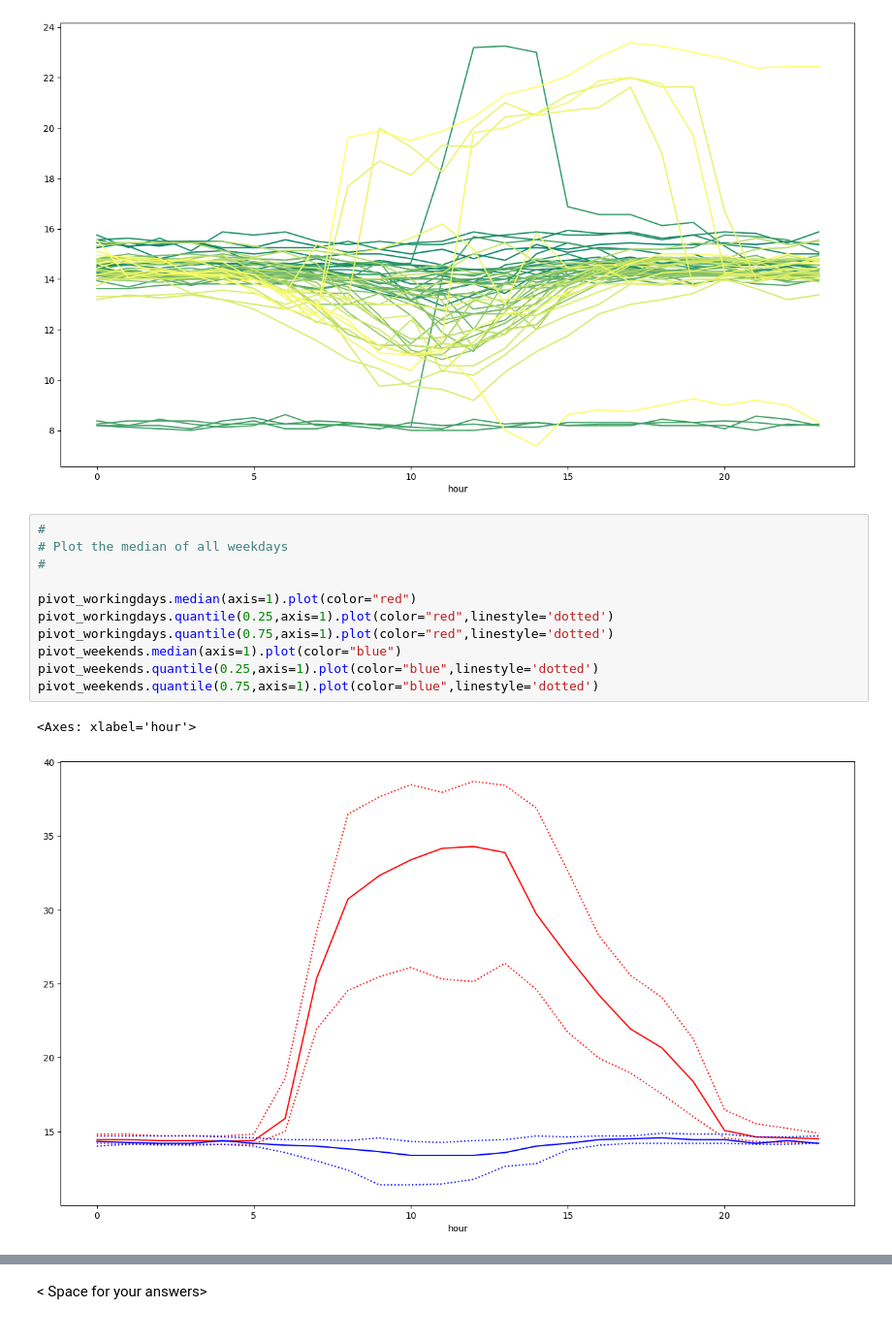
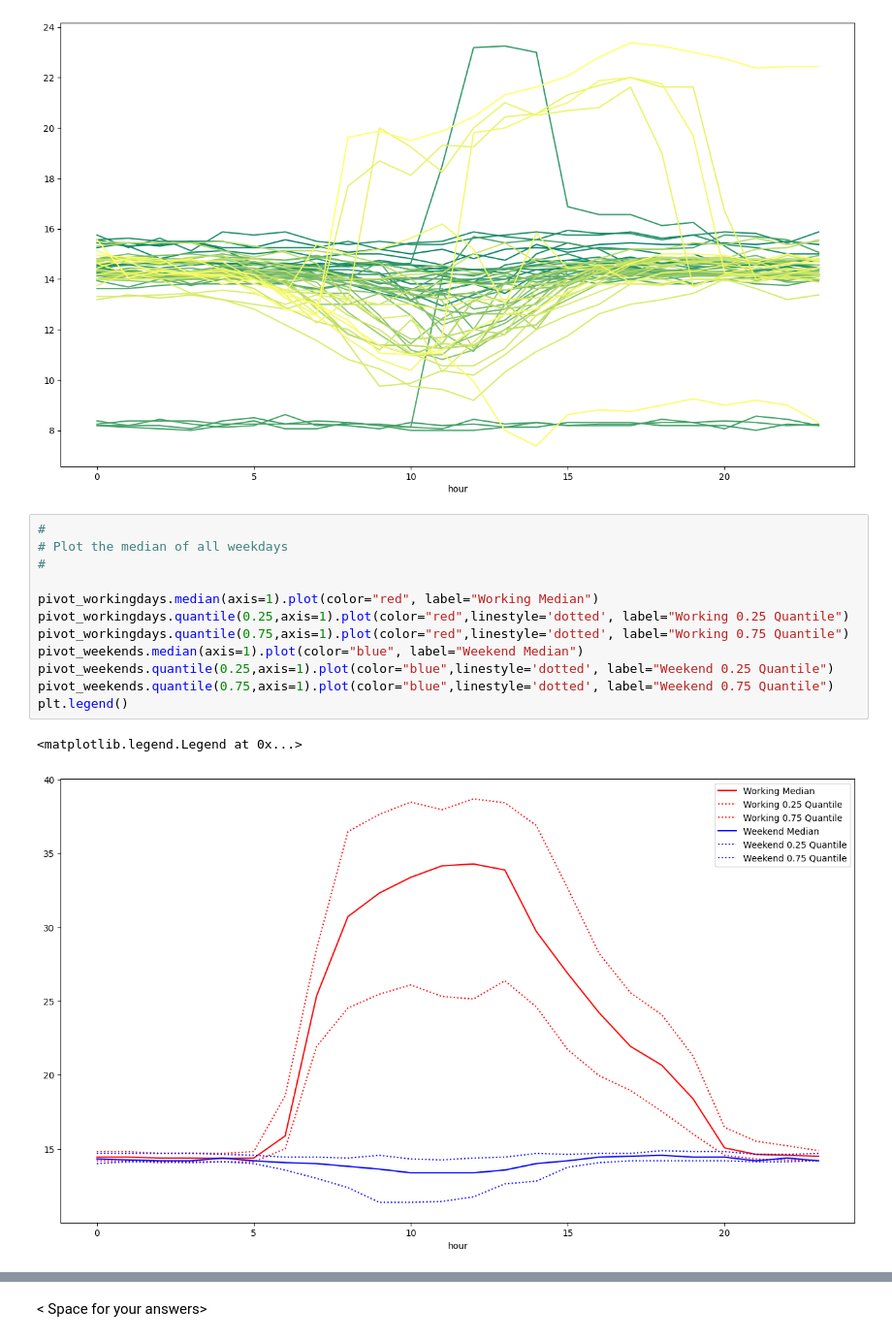
Before and after one commit to hertelm/uebung-2023-pyWATTS, a Jupyter notebook: uebung_pyWATTS.ipynb, the cells around one changed output, grey strips where cells are left out. Shown at 97% size. Drawn from its saved outputs; the diff is of its cells as text.

```diff
--- a/uebung_pyWATTS.ipynb
+++ b/uebung_pyWATTS.ipynb
@@ -203,14 +218,15 @@ pivot_weekends["demand"].plot(legend=False,colormap="summer")
 # %%
 #
 # Plot the median of all weekdays
 #
 
-pivot_workingdays.median(axis=1).plot(color="red")
-pivot_workingdays.quantile(0.25,axis=1).plot(color="red",linestyle='dotted')
-pivot_workingdays.quantile(0.75,axis=1).plot(color="red",linestyle='dotted')
-pivot_weekends.median(axis=1).plot(color="blue")
-pivot_weekends.quantile(0.25,axis=1).plot(color="blue",linestyle='dotted')
-pivot_weekends.quantile(0.75,axis=1).plot(color="blue",linestyle='dotted')
+pivot_workingdays.median(axis=1).plot(color="red", label="Working Median")
+pivot_workingdays.quantile(0.25,axis=1).plot(color="red",linestyle='dotted', label="Working 0.25 Quantile")
+pivot_workingdays.quantile(0.75,axis=1).plot(color="red",linestyle='dotted', label="Working 0.75 Quantile")
+pivot_weekends.median(axis=1).plot(color="blue", label="Weekend Median")
+pivot_weekends.quantile(0.25,axis=1).plot(color="blue",linestyle='dotted', label="Weekend 0.25 Quantile")
+pivot_weekends.quantile(0.75,axis=1).plot(color="blue",linestyle='dotted', label="Weekend 0.75 Quantile")
+plt.legend()
 # %% [output]
-<Axes: xlabel='hour'>
+<matplotlib.legend.Legend at 0x...>
-[figure, old version]
+[figure, new version]
```
Also changed, not shown: parts of 29 cells of this notebook.
